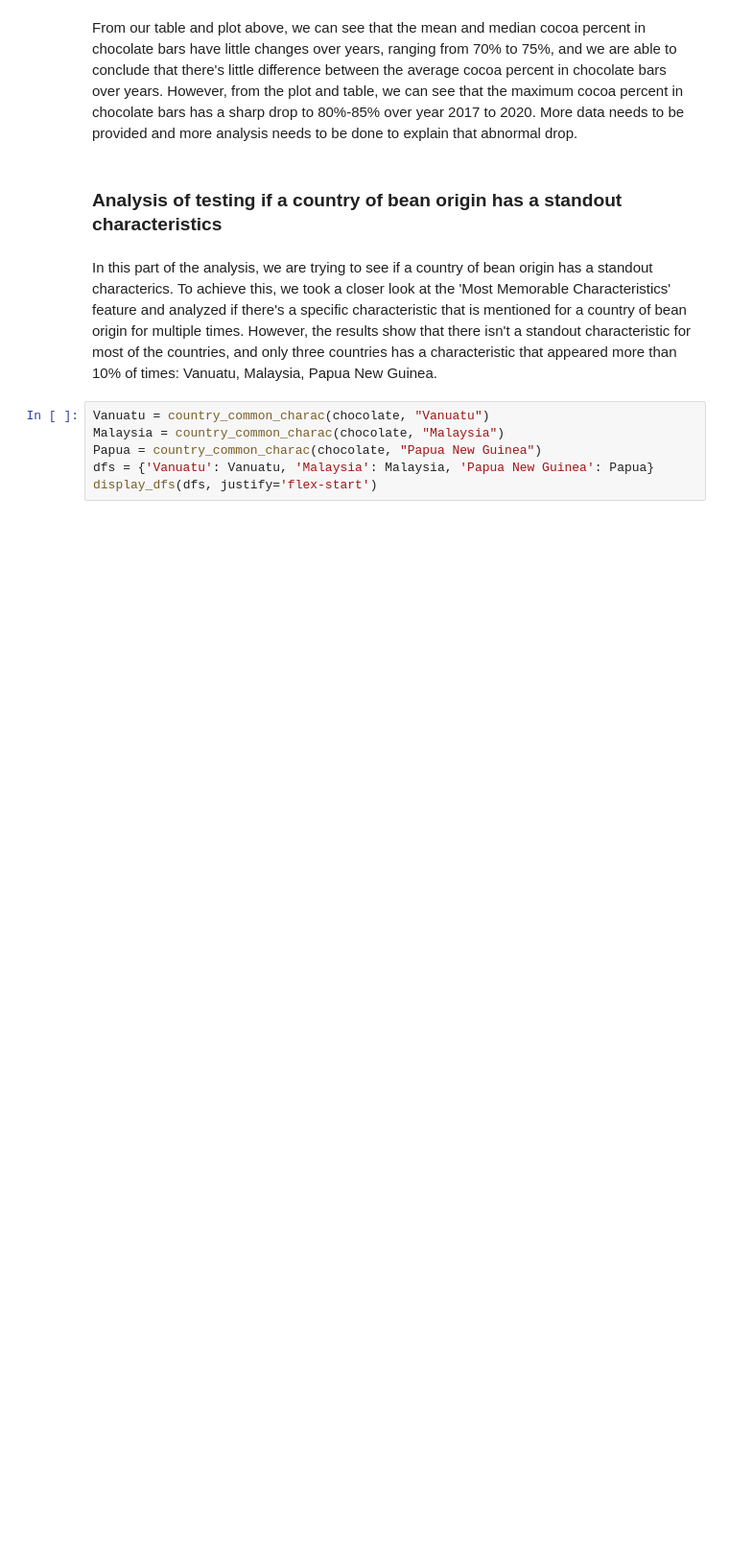
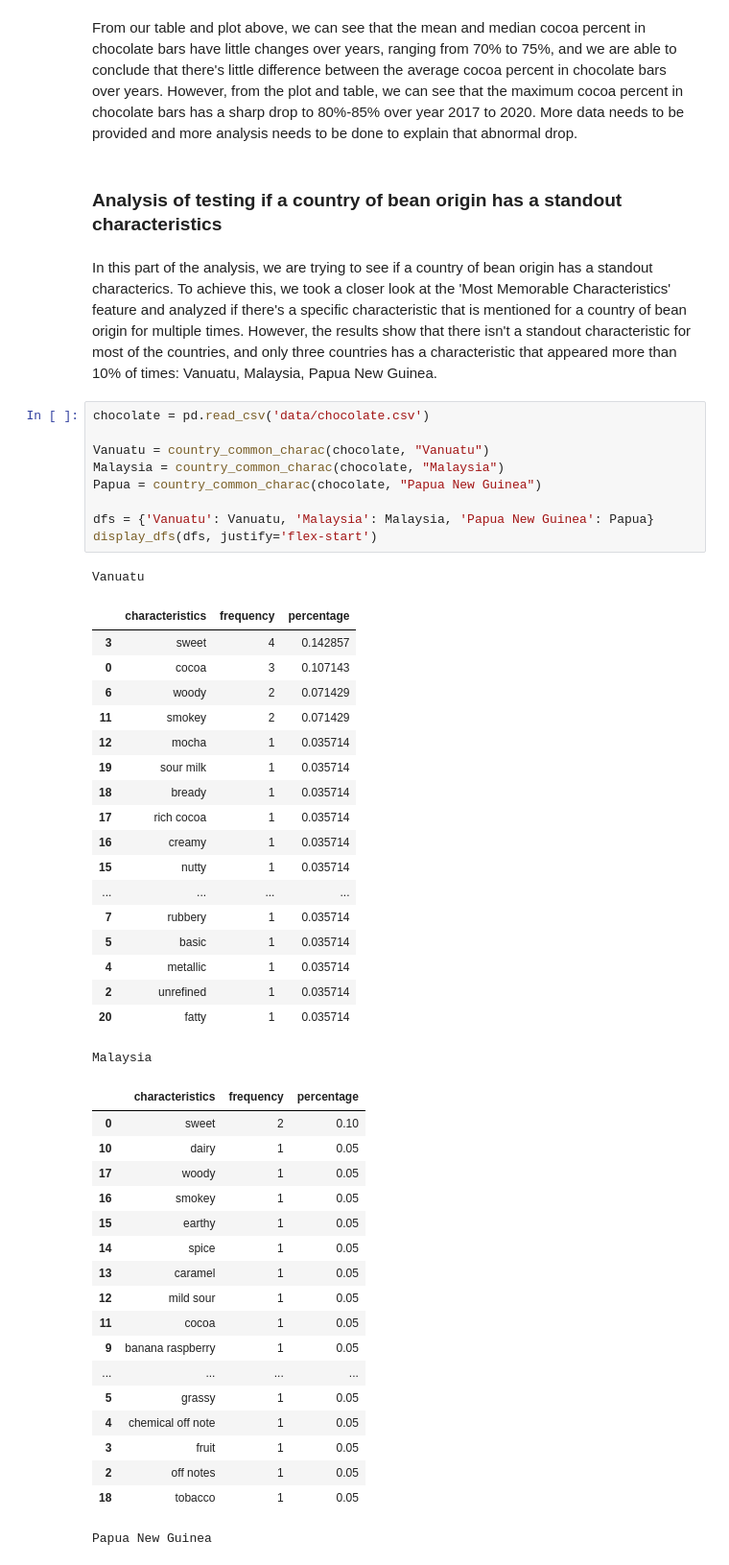
Before and after one commit to UCB-stat-159-s22/hw07-Group22, a Jupyter notebook: main.ipynb, the cells around one changed output. Shown at 96% size. Cells and saved outputs as stored; diff of their text form; blank space fills up the shorter version.

```diff
--- a/main.ipynb
+++ b/main.ipynb
@@ -58,8 +64,49 @@ From our table and plot above, we can see that the mean and median cocoa percent
 # %% [markdown]
 In this part of the analysis, we are trying to see if a country of bean origin has a standout characterics. To achieve this, we took a closer look at the 'Most Memorable Characteristics' feature and analyzed if there's a specific characteristic that is mentioned for a country of bean origin for multiple times. However, the results show that there isn't a standout characteristic for most of the countries, and only three countries has a characteristic that appeared more than 10% of times: Vanuatu, Malaysia, Papua New Guinea.
 # %%
+chocolate = pd.read_csv('data/chocolate.csv')
+
 Vanuatu = country_common_charac(chocolate, "Vanuatu")
 Malaysia = country_common_charac(chocolate, "Malaysia")
 Papua = country_common_charac(chocolate, "Papua New Guinea")
+
 dfs = {'Vanuatu': Vanuatu, 'Malaysia': Malaysia, 'Papua New Guinea': Papua}
 display_dfs(dfs, justify='flex-start')
+# %% [output]
+Vanuatu
+|  | characteristics | frequency | percentage |
+| 3 | sweet | 4 | 0.142857 |
+| 0 | cocoa | 3 | 0.107143 |
+| 6 | woody | 2 | 0.071429 |
+| 11 | smokey | 2 | 0.071429 |
+| 12 | mocha | 1 | 0.035714 |
+| 19 | sour milk | 1 | 0.035714 |
+| 18 | bready | 1 | 0.035714 |
+| 17 | rich cocoa | 1 | 0.035714 |
+| 16 | creamy | 1 | 0.035714 |
+| 15 | nutty | 1 | 0.035714 |
+| ... | ... | ... | ... |
+| 7 | rubbery | 1 | 0.035714 |
+| 5 | basic | 1 | 0.035714 |
+| 4 | metallic | 1 | 0.035714 |
+| 2 | unrefined | 1 | 0.035714 |
+| 20 | fatty | 1 | 0.035714 |
+Malaysia
+|  | characteristics | frequency | percentage |
+| 0 | sweet | 2 | 0.10 |
+| 10 | dairy | 1 | 0.05 |
+| 17 | woody | 1 | 0.05 |
+| 16 | smokey | 1 | 0.05 |
+| 15 | earthy | 1 | 0.05 |
+| 14 | spice | 1 | 0.05 |
+| 13 | caramel | 1 | 0.05 |
+| 12 | mild sour | 1 | 0.05 |
+| 11 | cocoa | 1 | 0.05 |
+| 9 | banana raspberry | 1 | 0.05 |
+| ... | ... | ... | ... |
+| 5 | grassy | 1 | 0.05 |
+| 4 | chemical off note | 1 | 0.05 |
+| 3 | fruit | 1 | 0.05 |
+| 2 | off notes | 1 | 0.05 |
+| 18 | tobacco | 1 | 0.05 |
+Papua New Guinea
```
Also changed, not shown: parts of 3 cells of this notebook, 6 other files.
